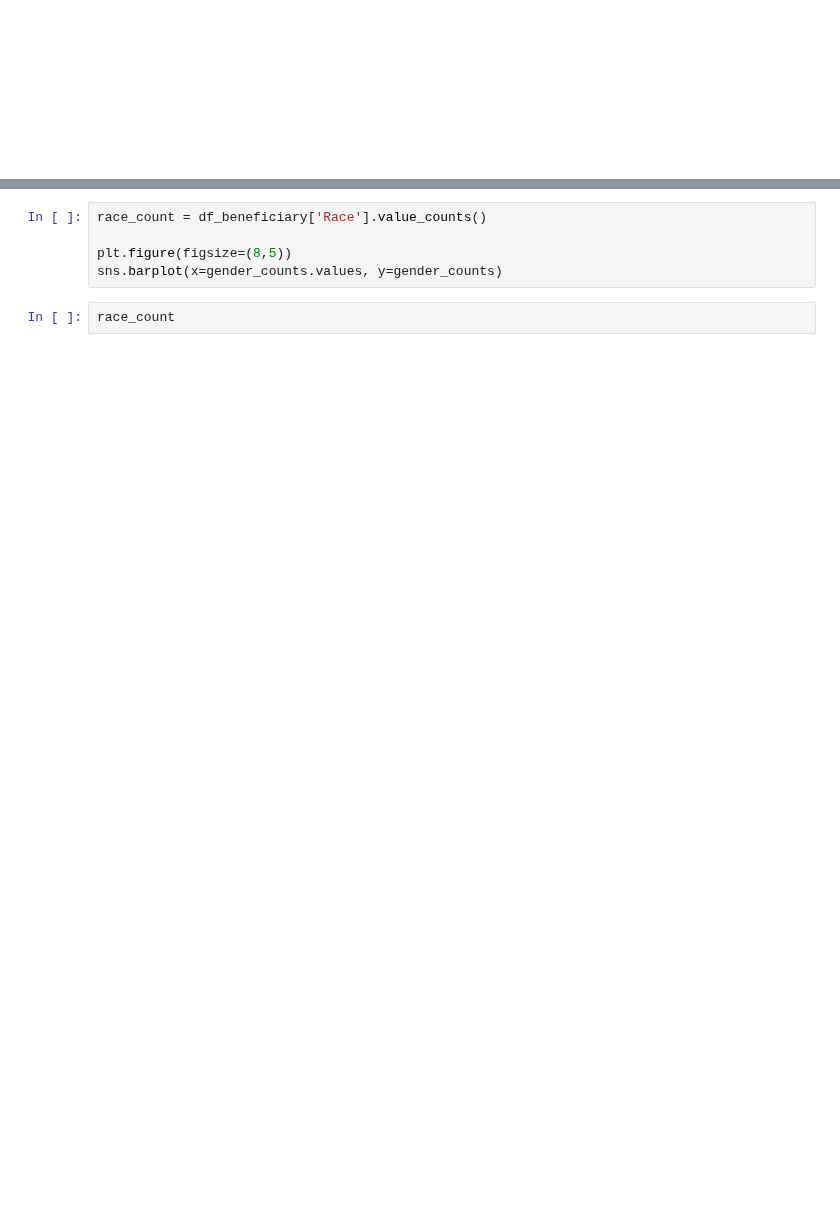
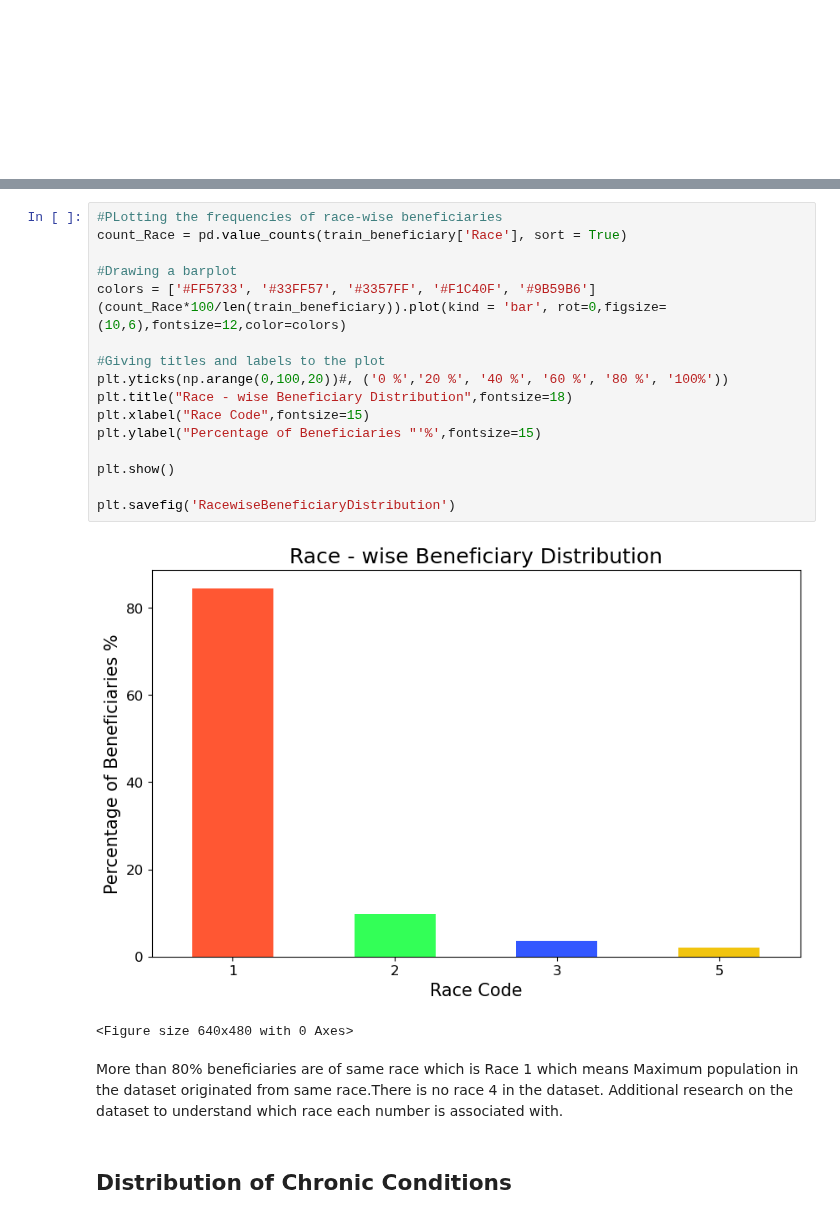
Before and after one commit to Chuma-Gqola/Exploring-_healthcare, a Jupyter notebook: Healthcare_Fraud_Detection.ipynb, the cells around one changed output, grey strips where cells are left out. Saved outputs shown, nothing was run; the diff lists cells and outputs as text; blank space fills up the shorter version.

```diff
--- a/Healthcare_Fraud_Detection.ipynb
+++ b/Healthcare_Fraud_Detection.ipynb
@@ -287,8 +605,25 @@ array([230, 280, 590, 270, 680, 810, 610, 140,  30, 360, 982,  10, 780,
 # %%
-race_count = df_beneficiary['Race'].value_counts()
+#PLotting the frequencies of race-wise beneficiaries
+count_Race = pd.value_counts(train_beneficiary['Race'], sort = True)
 
-plt.figure(figsize=(8,5))
-sns.barplot(x=gender_counts.values, y=gender_counts)
+#Drawing a barplot
+colors = ['#FF5733', '#33FF57', '#3357FF', '#F1C40F', '#9B59B6']
+(count_Race*100/len(train_beneficiary)).plot(kind = 'bar', rot=0,figsize=(10,6),fontsize=12,color=colors)
+
+#Giving titles and labels to the plot
+plt.yticks(np.arange(0,100,20))#, ('0 %','20 %', '40 %', '60 %', '80 %', '100%'))
+plt.title("Race - wise Beneficiary Distribution",fontsize=18)
+plt.xlabel("Race Code",fontsize=15)
+plt.ylabel("Percentage of Beneficiaries "'%',fontsize=15)
+
+plt.show()
+
+plt.savefig('RacewiseBeneficiaryDistribution')
+# %% [output]
+[figure, added]
+<Figure size 640x480 with 0 Axes>
-# %%
-race_count
+# %% [markdown]
+More than 80% beneficiaries are of same race which is Race 1 which means Maximum population in the dataset originated from same race.There is no race 4 in the dataset. Additional research on the dataset to understand which race each number is associated with.
+# %% [markdown]
+## Distribution of Chronic Conditions
 # %%
```
Also changed, not shown: parts of 58 cells of this notebook.
